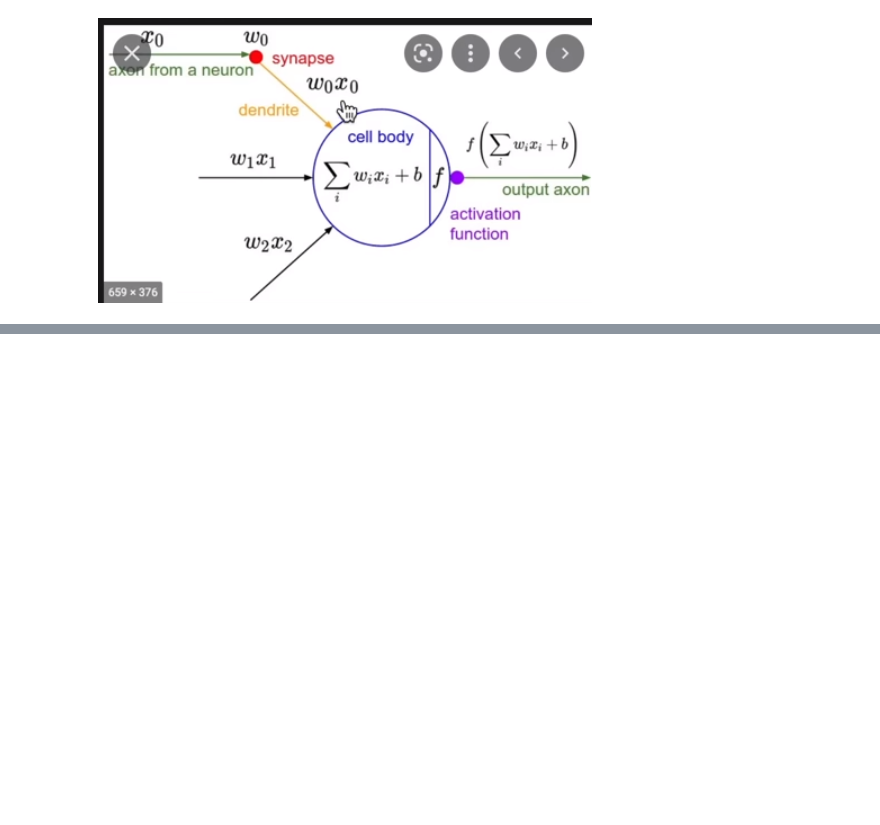
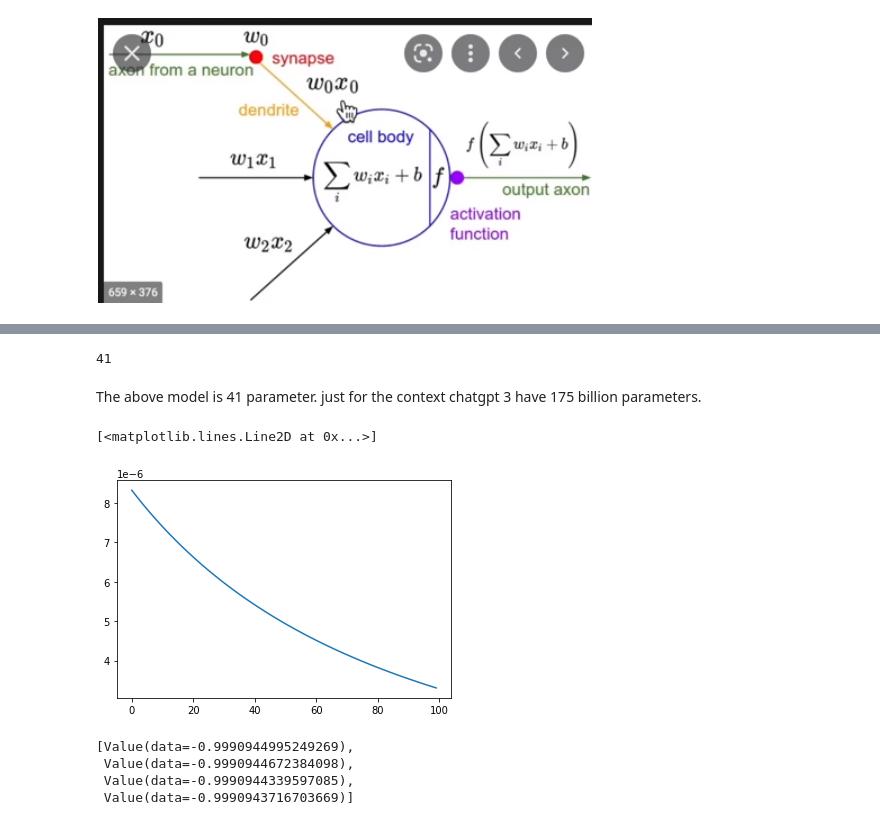
Before and after one commit to vithushanms/micrograd-backpropagation, a Jupyter notebook: [Artificial_Neural_Networks]_[Exercise]_Backpropagation_with_PyTourch.ipynb, the cells around one changed output, grey strips where cells are left out. Saved outputs shown, nothing was run; the diff lists cells and outputs as text; code cells hidden in the pictures; blank space fills up the shorter version.

Commit message:
implementation of gradient decent

```diff
--- a/[Artificial_Neural_Networks]_[Exercise]_Backpropagation_with_PyTourch.ipynb
+++ b/[Artificial_Neural_Networks]_[Exercise]_Backpropagation_with_PyTourch.ipynb
@@ -191,6 +195,9 @@ class Neuron:
   def __call__(self,x):
     act = sum(wi*xi for wi, xi in zip(self.w, x)) + self.b
     return act.tanh()
+   #return the parameters in the neurons
+  def parameters(self):
+    return self.w + [self.b]
 
 x = [2.0,3.0]
 n = Neuron(2)
@@ -242,0 +330,10 @@ draw_dot(n(x))
+# %%
+'''
+#backward
+for p in n.parameters():
+  p.grad = 0
+loss.backward()
+
+for p in n.parameters():
+  p.data += -0.5 * p.grad
+'''
@@ -242,0 +342,7 @@ draw_dot(n(x))
+# %%
+'''
+#forward
+ypred = [n(x) for x in xs]
+loss = sum((yi - ybar)**2 for yi, ybar in zip(ys, ypred))
+loss
+'''
@@ -242,0 +356,48 @@ draw_dot(n(x))
+# %%
+#check the parameters count of the model
+len(n.parameters())
+# %% [output]
+41
+# %% [markdown]
+The above model is 41 parameter. just for the context chatgpt 3 have  175 billion parameters.
+# %%
+
+loss_arr = []
+
+#global variable to store the MLP with least loss
+mlp_final = n
+least_loss = 0.0
+
+#let's try to stimulate gradient decent
+for k in range(100):
+  #forward
+  ypred = [n(x) for x in xs]
+  loss = sum((ybar - yi)**2 for yi, ybar in zip(ys, ypred))
+  if(least_loss == 0 or least_loss >= loss.data):
+    least_loss = loss.data;
+    mlp_final = n
+
+  #backward
+  'zero grad to make the grad of the parameters to 0 after previous iteration'
+  for p in n.parameters():
+    p.grad = 0
+  loss.backward();
+
+  #addjust parameter by a small bump in the direction of the gradient
+  for p in n.parameters():
+    p.data += -0.05 * p.grad
+
+  loss_arr.append(loss.data)
+
+plt.plot(loss_arr)
+# %% [output]
+[<matplotlib.lines.Line2D at 0x...>]
+[figure, added]
+# %%
+ypred = [mlp_final(x) for x in xs]
+ypred
+# %% [output]
+[Value(data=-0.9990944995249269),
+ Value(data=-0.9990944672384098),
+ Value(data=-0.9990944339597085),
+ Value(data=-0.9990943716703669)]
```
Also changed, not shown: parts of 14 cells of this notebook.
